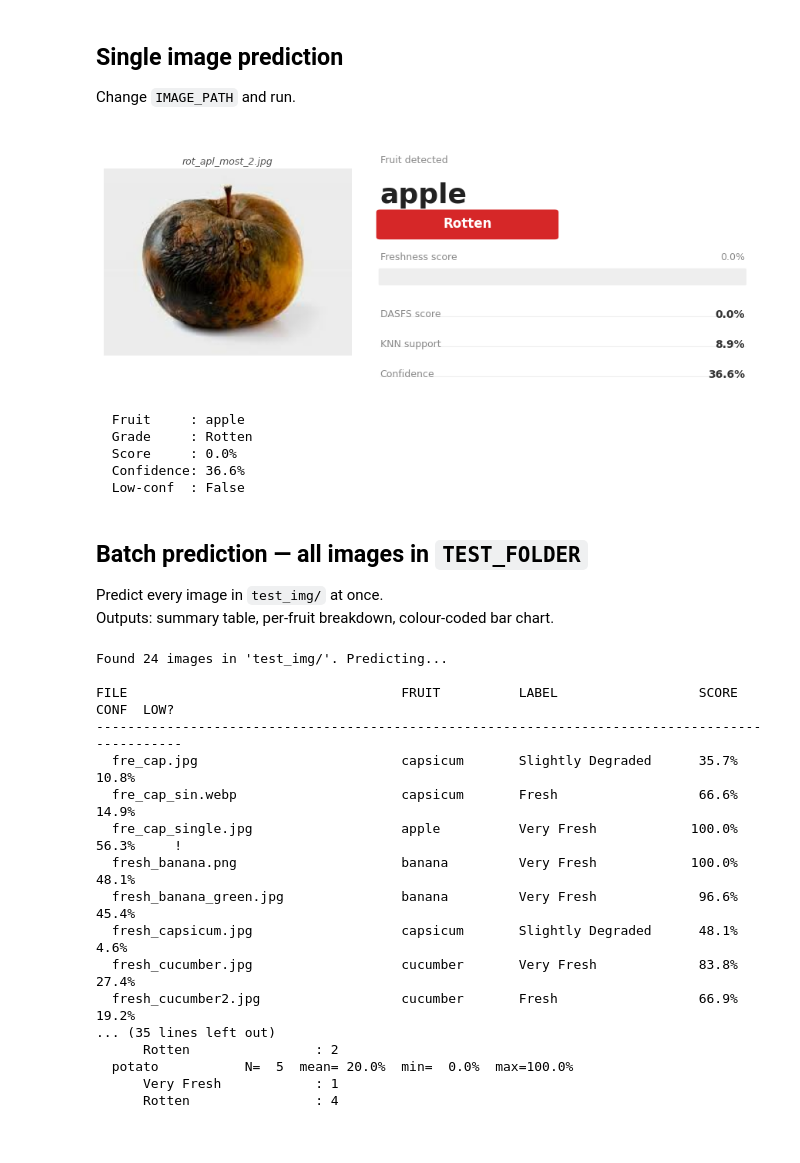
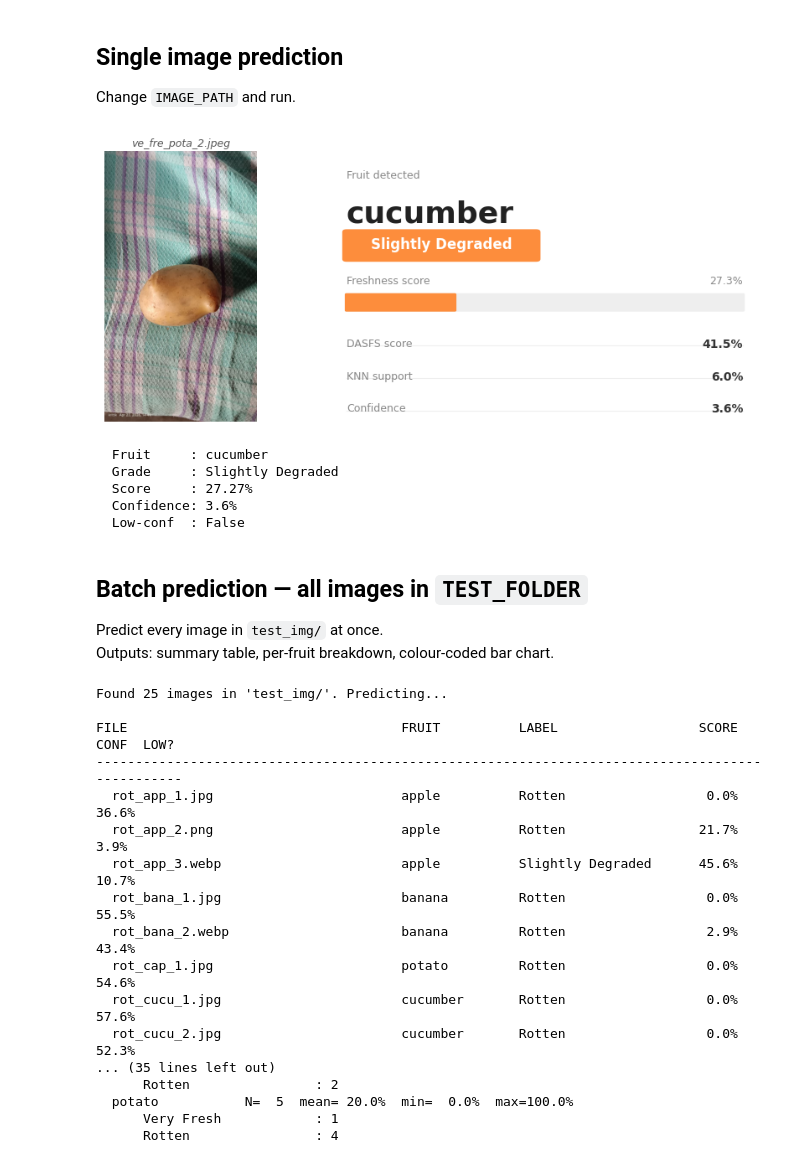
Before and after one commit to Krittik-Panda/Vegetables-freshness-ditection, a Jupyter notebook: 03_predict_2nd_version.ipynb, the cells around one changed output. Cells and saved outputs as stored; diff of their text form; code cells hidden in the pictures.

```diff
--- a/03_predict_2nd_version.ipynb
+++ b/03_predict_2nd_version.ipynb
@@ -194,7 +194,10 @@ def predict(image_path: str) -> dict:
                 "confidence": 0.0, "low_conf_flag": low_conf}
 
     score, d_conf, knn_sup, _ = res
-    freshness  = round(score * 100.0, 2)
+    if d_conf < 0.3:
+        freshness = round((0.6 * score + 0.4 * knn_sup) * 100.0, 2)
+    else:
+        freshness = round(score * 100.0, 2)
     confidence = round((0.6 * d_conf + 0.4 * knn_sup) * 100.0, 1)
 
     if   freshness > 75: label = "Very Fresh"
@@ -216,7 +219,7 @@ predict() ready  |  FRUIT_CONF_THRESHOLD = 0.7
 ## Single image prediction
 Change `IMAGE_PATH` and run.
 # %%
-IMAGE_PATH = "test_img/rot_apl_most_2.jpg"   # <- change this
+IMAGE_PATH = "test_img/ve_fre_pota_2.jpeg"   # <- change this
 
 r   = predict(IMAGE_PATH)
 img = cv2.imread(IMAGE_PATH)
@@ -244,38 +247,38 @@ ax.add_patch(mpatches.FancyBboxPatch(
 ax.text(0.26, 0.655, r["label"], fontsize=12, fontweight="bold", color="white",
         ha="center", va="center", transform=ax.transAxes)
 
 fr = r["freshness_score"]
 ax.text(0.04, 0.54, "Freshness score", fontsize=9, color="#888", va="top")
 ax.text(0.96, 0.54, f"{fr:.1f}%",      fontsize=9, color="#888", va="top", ha="right")
 ax.add_patch(mpatches.FancyBboxPatch(
     (0.04, 0.41), 0.92, 0.06, boxstyle="round,pad=0.004",
     linewidth=0, facecolor="#eee", transform=ax.transAxes, clip_on=False))
 if fr > 2:
     ax.add_patch(mpatches.FancyBboxPatch(
         (0.04, 0.41), 0.92 * (fr / 100), 0.06, boxstyle="round,pad=0.004",
         linewidth=0, facecolor=lc, transform=ax.transAxes, clip_on=False))
 
 for i, (k, v) in enumerate([("DASFS score", f"{r['dasfs_score']:.1f}%"),
                               ("KNN support", f"{r['knn_support']:.1f}%"),
                               ("Confidence",  f"{r['confidence']:.1f}%")]):
     yp = 0.31 - i * 0.12
     ax.text(0.04, yp, k, fontsize=9, color="#888", va="top")
     ax.text(0.96, yp, v, fontsize=10, fontweight="bold", color="#333",
             ha="right", va="top")
     ax.axhline(yp - 0.03, xmin=0.04, xmax=0.96, color="#eee", linewidth=0.8)
 
 plt.tight_layout(pad=0.5); plt.show()
 print(f"  Fruit     : {r['fruit']}")
 print(f"  Grade     : {r['label']}")
 print(f"  Score     : {r['freshness_score']}%")
 print(f"  Confidence: {r['confidence']}%")
 print(f"  Low-conf  : {r['low_conf_flag']}")
 # %% [output]
-[figure, old version]
+[figure, new version]
-  Fruit     : apple
-  Grade     : Rotten
-  Score     : 0.0%
-  Confidence: 36.6%
+  Fruit     : cucumber
+  Grade     : Slightly Degraded
+  Score     : 27.27%
+  Confidence: 3.6%
   Low-conf  : False
 # %% [markdown]
 ## Batch prediction — all images in `TEST_FOLDER`
@@ -330,18 +333,18 @@ else:
             if n:
                 print(f"      {lbl:<22}: {n}")
 # %% [output]
-Found 24 images in 'test_img/'. Predicting...
+Found 25 images in 'test_img/'. Predicting...
 
 FILE                                   FRUIT          LABEL                  SCORE    CONF  LOW?
 ------------------------------------------------------------------------------------------------
-  fre_cap.jpg                          capsicum       Slightly Degraded      35.7%   10.8%
-  fre_cap_sin.webp                     capsicum       Fresh                  66.6%   14.9%
-  fre_cap_single.jpg                   apple          Very Fresh            100.0%   56.3%     !
-  fresh_banana.png                     banana         Very Fresh            100.0%   48.1%
-  fresh_banana_green.jpg               banana         Very Fresh             96.6%   45.4%
-  fresh_capsicum.jpg                   capsicum       Slightly Degraded      48.1%    4.6%
-  fresh_cucumber.jpg                   cucumber       Very Fresh             83.8%   27.4%
-  fresh_cucumber2.jpg                  cucumber       Fresh                  66.9%   19.2%
+  rot_app_1.jpg                        apple          Rotten                  0.0%   36.6%
+  rot_app_2.png                        apple          Rotten                 21.7%    3.9%
+  rot_app_3.webp                       apple          Slightly Degraded      45.6%   10.7%
+  rot_bana_1.jpg                       banana         Rotten                  0.0%   55.5%
+  rot_bana_2.webp                      banana         Rotten                  2.9%   43.4%
+  rot_cap_1.jpg                        potato         Rotten                  0.0%   54.6%
+  rot_cucu_1.jpg                       cucumber       Rotten                  0.0%   57.6%
+  rot_cucu_2.jpg                       cucumber       Rotten                  0.0%   52.3%
 ... (35 lines left out)
       Rotten                : 2
   potato           N=  5  mean= 20.0%  min=  0.0%  max=100.0%
```
Also changed, not shown: parts of 1 cell of this notebook, 7 other files.
